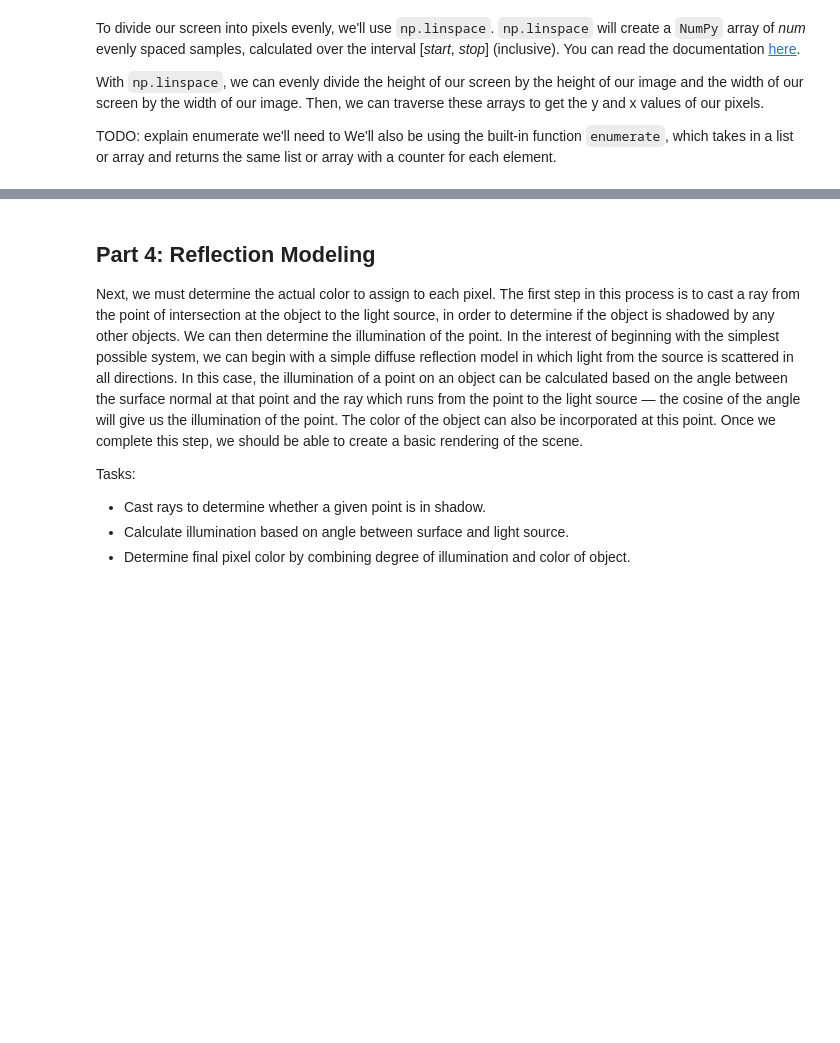
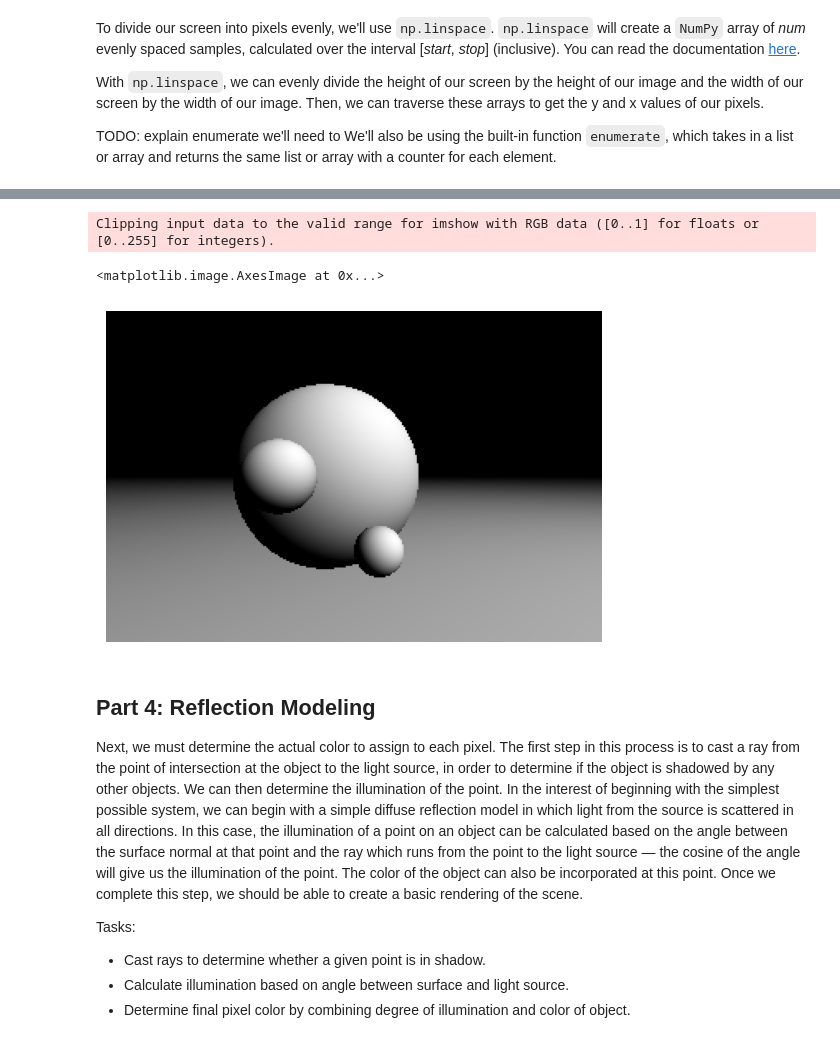
Before and after one commit to HMC-CS123-F23/cs-123-class-project-jade-lillian-ryan, a Jupyter notebook: project.ipynb, the cells around one changed output, grey strips where cells are left out. Drawn from its saved outputs; the diff is of its cells as text; code cells hidden in the pictures; blank space fills up the shorter version.

Commit message:
Add diffuse reflection

```diff
--- a/project.ipynb
+++ b/project.ipynb
@@ -240,17 +261,16 @@ def nearest_intersected_object(objects, ray_origin, ray_direction):
 # %%
-# Creating image and scene
-width = 300
-height = 200
-
+# Define the max number of reflection bounces to model
 max_depth = 3
 
-camera = np.array([0, 0, 1])
-ratio = float(width) / height
-screen = (-1, 1 / ratio, 1, -1 / ratio) # left, top, right, bottom
-
-light = { 'position': np.array([5, 5, 5]), 'ambient': np.array([1, 1, 1]), 'diffuse': np.array([1, 1, 1]), 'specular': np.array([1, 1, 1]) }
-
-image = np.zeros((height, width, 3))
+# Define properties of the light source.
+# Define weights for ambient, diffuse, and
+# specular in each color channel.
+light = {
+    'position': np.array([5, 5, 5]),
+    'ambient': np.array([1, 1, 1]),
+    'diffuse': np.array([1, 1, 1]),
+    'specular': np.array([1, 1, 1])
+}
 # %%
 # Creating objects
 objects = [
@@ -306,2 +365,11 @@ for i, y in enumerate(np.linspace(screen[1], screen[3], height)):
+# %%
+plt.axis("off")
+plt.imshow(image)
+
+# TODO: Why is this clipping? Something not normalized somewhere...
+# %% [output]
+Clipping input data to the valid range for imshow with RGB data ([0..1] for floats or [0..255] for integers).
+<matplotlib.image.AxesImage at 0x...>
+[figure, added]
 # %%
 # Save Image to output
```
Also changed, not shown: parts of 9 cells of this notebook.
